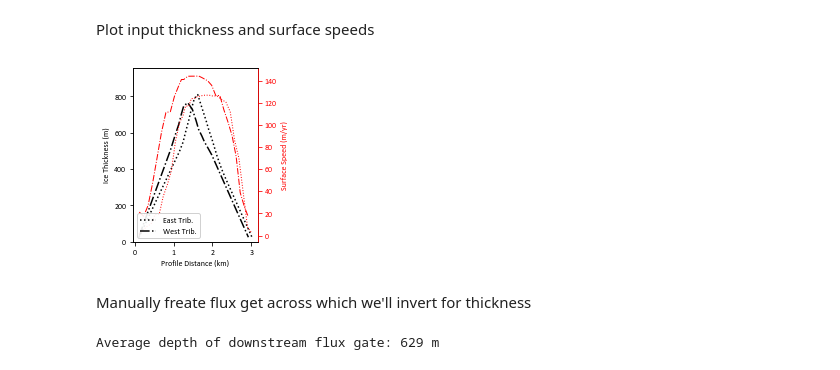
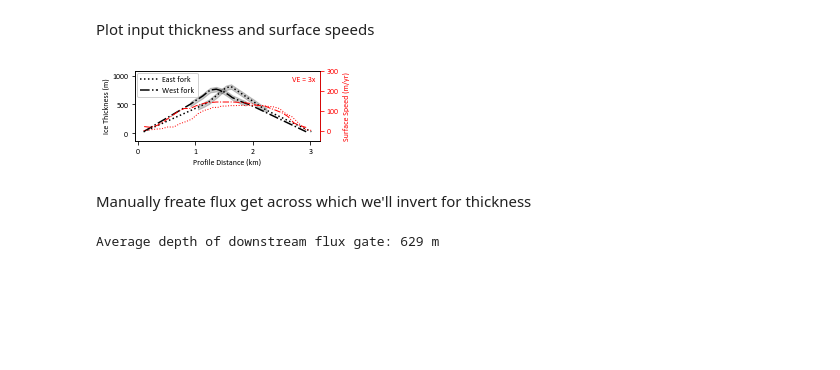
Before and after one commit to btobers/mass_con, a Jupyter notebook: FluxGate.ipynb, the cells around one changed output. Saved outputs shown, nothing was run; the diff lists cells and outputs as text; code cells hidden in the pictures; blank space fills up the shorter version.

```diff
--- a/FluxGate.ipynb
+++ b/FluxGate.ipynb
@@ -606,6 +602,8 @@ for n in df.num.unique():
 
     a-=step
     out = discretized_flux(p0, p1, vx_ds, vy_ds, shape=shape, a=a)
+    # save output array
+    np.savetxt(dat_path[:-5] + 'out/flux_gates/gate_' + str(n) + '.csv', out, delimiter=",")
 
     #stack x,y,vx,vy for plotting same scales
     x = np.append(x,out[:,0])
@@ -648,3 +650,11 @@ y = np.append(y, tmp_rdata.y)
 h = np.append(h, tmp_rdata.h)
 vx = np.append(vx, np.repeat(np.nan, len(tmp_rdata.x)))
 vy = np.append(vy, np.repeat(np.nan, len(tmp_rdata.x)))
+# %%
+# get_ax_size returns the size of a matplotlib axis
+def get_ax_size(fig, ax):
+    bbox = ax.get_window_extent().transformed(fig.dpi_scale_trans.inverted())
+    width, height = bbox.width, bbox.height
+    width *= fig.dpi
+    height *= fig.dpi
+    return width, height
@@ -708,32 +735,69 @@ fig.tight_layout()
+# %%
+width,height = get_ax_size(fig, ax)
+width/=fig.dpi
+height/=fig.dpi
 # %% [markdown]
 Plot input thickness and surface speeds
+# %%
+def find_nearest(array, value):
+    array = np.asarray(array)
+    idx = (np.abs(array - value)).argmin()
+    return idx
 # %%
-fig, a1 = plt.subplots(1,1, figsize=(2.8,3))
-l1 = a1.plot(dist_e*1e-3, h_e, ':', color='k',label='East Trib.')
-l2 = a1.plot(dist_w*1e-3, h_w, '-.', color='k',label='West Trib.')
+fig, a1 = plt.subplots(1,1, figsize=(3.8,1.6))
+l1 = a1.plot(dist_e, h_e, ':', color='k',label='East fork')
+l2 = a1.plot(dist_w, h_w, '-.', color='k',label='West fork')
 
 a2 = a1.twinx()
-a2.plot(dist_e*1e-3,np.sqrt(vx_e**2 + vy_e**2),':', color='red', lw=1)
-a2.plot(dist_w*1e-3,np.sqrt(vx_w**2 + vy_w**2),'-.', color='red', lw=1)
+a2.plot(dist_e,np.sqrt(vx_e**2 + vy_e**2),':', color='red', lw=1)
+a2.plot(dist_w,np.sqrt(vx_w**2 + vy_w**2),'-.', color='red', lw=1)
 
 a1.set_ylim([0, vmax])
-a1.set_ylabel('Ice Thickness (m)')
+a1.set_ylabel('Ice Thickness (m)',labelpad=2)
 a1.set_xlabel('Profile Distance (km)')
 a2.set_ylabel('Surface Speed (m/yr)')
 a2.yaxis.label.set_color('red')
 a2.tick_params(axis='y', colors='red')
 a2.spines['right'].set_color('red')
 
-# added these three lines
+# shade profile section where thickness measurements exist
+sig = 40
+i0 = find_nearest(dist_e,edist0)
+i1 = find_nearest(dist_e,edist1)
+a1.fill_between(dist_e[i0:i1], h_e[i0:i1]-sig, h_e[i0:i1]+sig, color='k', alpha=0.2)
+i0 = find_nearest(dist_w,wdist0)
+i1 = find_nearest(dist_w,wdist1)
+a1.fill_between(dist_w[i0:i1], h_w[i0:i1]-sig, h_w[i0:i1]+sig, color='k', alpha=0.2)
+
 lns = l1+l2
 labs = [l.get_label() for l in lns]
-a2.legend(lns, labs, loc='lower left', framealpha=.9)
+a2.legend(lns, labs, loc='upper left', framealpha=.9, handletextpad=.5, handlelength=2.25,borderaxespad=.25)
+a1.set_ylim([-50,1000])
+a2.set_ylim([-50,300])
+fig.tight_layout()
 
-# a1.legend(loc='lower left',framealpha=1).set_zorder(2)
-fig.tight_layout()
-# plt.savefig('C:/Users/btober/OneDrive/Documents/pres/ruth/trib_flux_in.jpg',dpi=300)
+set_size(w=width+.15, ax=a1)
+set_size(w=width+.15, ax=a2)
+a1.set_aspect('equal')
+
+dx = ((a2.get_xlim()[1]-a2.get_xlim()[0]))
+dy = (a2.get_ylim()[1]-a2.get_ylim()[0])
+xl,yl = get_ax_size(fig, a2)
+ve = round((dx/xl)/(dy/yl))
+if ve > 1:
+    a2.annotate("VE = " + str(ve) + "x",xy=([.85,.84]), xycoords = "axes fraction", color='r')
+
+a1.set_xticks([0,1000,2000,3000])
+
+def formatter(x, pos):
+    del pos
+    return str(int(x*1e-3))
+
+a1.xaxis.set_major_formatter(formatter)
+
+plt.savefig('C:/Users/btober/OneDrive/Documents/pres/ruth/trib_flux_in.jpg',dpi=300)
 # %% [output]
-[figure, old version]
+[figure, new version]
 # %% [markdown]
 Manually freate flux get across which we'll invert for thickness
 # %%
```
Also changed, not shown: parts of 11 cells of this notebook, 6 other files.
